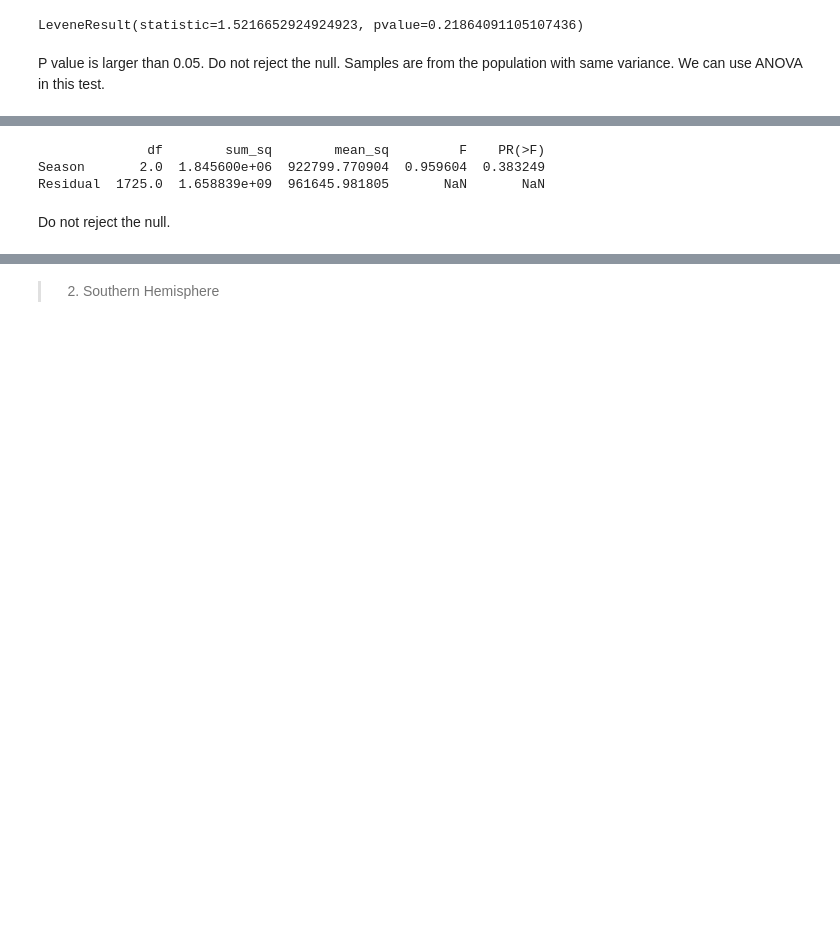
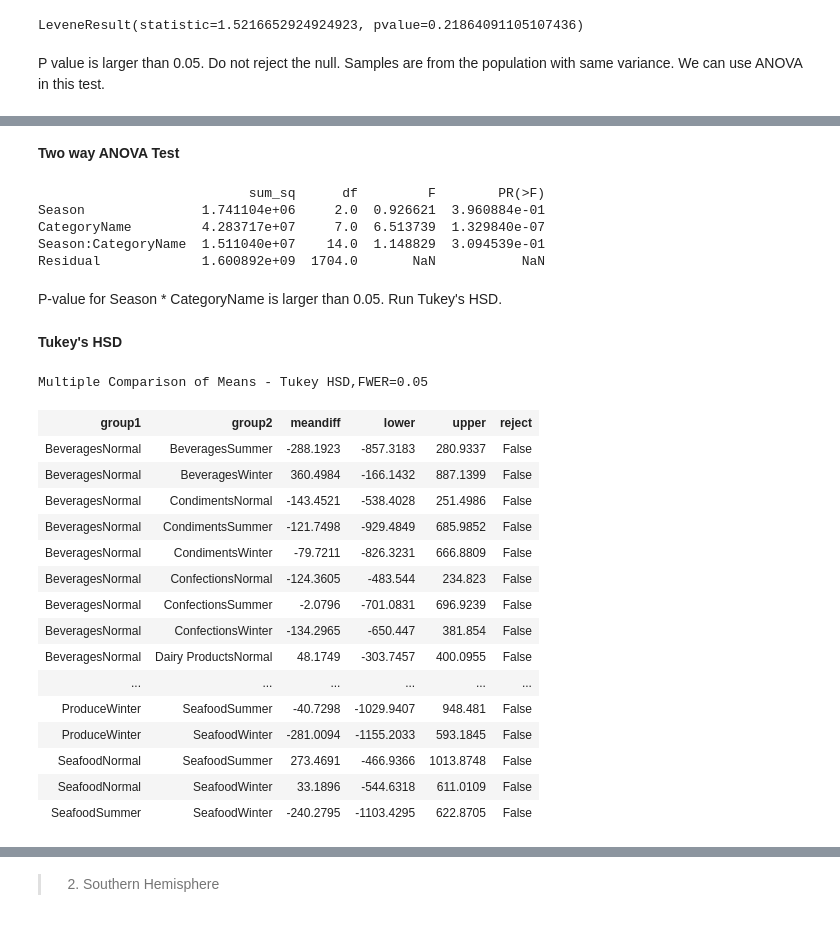
Before and after one commit to bonniema/HypothesisTesting-NorthwindEcommerce, a Jupyter notebook: Mod3 Project_1121_bm.ipynb, the cells around one changed output, grey strips where cells are left out. Cells and saved outputs as stored; diff of their text form; code cells hidden in the pictures; blank space fills up the shorter version.

```diff
--- a/Mod3 Project_1121_bm.ipynb
+++ b/Mod3 Project_1121_bm.ipynb
@@ -1438,11 +1512,43 @@ Assumption: consumer's consumption in each season is independent
+# %% [markdown]
+**Two way ANOVA Test**
 # %%
-formula = 'Revenue ~ Season'
+formula = 'Revenue ~ Season * CategoryName'
 lm = ols(formula, data = NH).fit()
-table = sm.stats.anova_lm(lm)
+table = sm.stats.anova_lm(lm, typ=2)
 print(table)
 # %% [output]
-              df        sum_sq        mean_sq         F    PR(>F)
-Season       2.0  1.845600e+06  922799.770904  0.959604  0.383249
-Residual  1725.0  1.658839e+09  961645.981805       NaN       NaN
+                           sum_sq      df         F        PR(>F)
+Season               1.741104e+06     2.0  0.926621  3.960884e-01
+CategoryName         4.283717e+07     7.0  6.513739  1.329840e-07
+Season:CategoryName  1.511040e+07    14.0  1.148829  3.094539e-01
+Residual             1.600892e+09  1704.0       NaN           NaN
-# %% [markdown]
-Do not reject the null.
+# %% [markdown]
+P-value for Season * CategoryName is larger than 0.05. Run Tukey's HSD.
+# %% [markdown]
+**Tukey's HSD**
+# %%
+from statsmodels.stats.multicomp import MultiComparison
+from statsmodels.stats.multicomp import pairwise_tukeyhsd
+
+com = MultiComparison(NH['Revenue'], NH['CategoryName'].astype("str")+ NH['Season'].astype("str")) #use interaction
+tukey = com.tukeyhsd()
+#tukey.plot_simultaneous(comparison_name=, xlabel=, ylabel=)
+tukey.summary()
+# %% [output]
+Multiple Comparison of Means - Tukey HSD,FWER=0.05
+| group1 | group2 | meandiff | lower | upper | reject |
+| BeveragesNormal | BeveragesSummer | -288.1923 | -857.3183 | 280.9337 | False |
+| BeveragesNormal | BeveragesWinter | 360.4984 | -166.1432 | 887.1399 | False |
+| BeveragesNormal | CondimentsNormal | -143.4521 | -538.4028 | 251.4986 | False |
+| BeveragesNormal | CondimentsSummer | -121.7498 | -929.4849 | 685.9852 | False |
+| BeveragesNormal | CondimentsWinter | -79.7211 | -826.3231 | 666.8809 | False |
+| BeveragesNormal | ConfectionsNormal | -124.3605 | -483.544 | 234.823 | False |
+| BeveragesNormal | ConfectionsSummer | -2.0796 | -701.0831 | 696.9239 | False |
+| BeveragesNormal | ConfectionsWinter | -134.2965 | -650.447 | 381.854 | False |
+| BeveragesNormal | Dairy ProductsNormal | 48.1749 | -303.7457 | 400.0955 | False |
+| ... | ... | ... | ... | ... | ... |
+| ProduceWinter | SeafoodSummer | -40.7298 | -1029.9407 | 948.481 | False |
+| ProduceWinter | SeafoodWinter | -281.0094 | -1155.2033 | 593.1845 | False |
+| SeafoodNormal | SeafoodSummer | 273.4691 | -466.9366 | 1013.8748 | False |
+| SeafoodNormal | SeafoodWinter | 33.1896 | -544.6318 | 611.0109 | False |
+| SeafoodSummer | SeafoodWinter | -240.2795 | -1103.4295 | 622.8705 | False |
```
Also changed, not shown: parts of 25 cells of this notebook.
